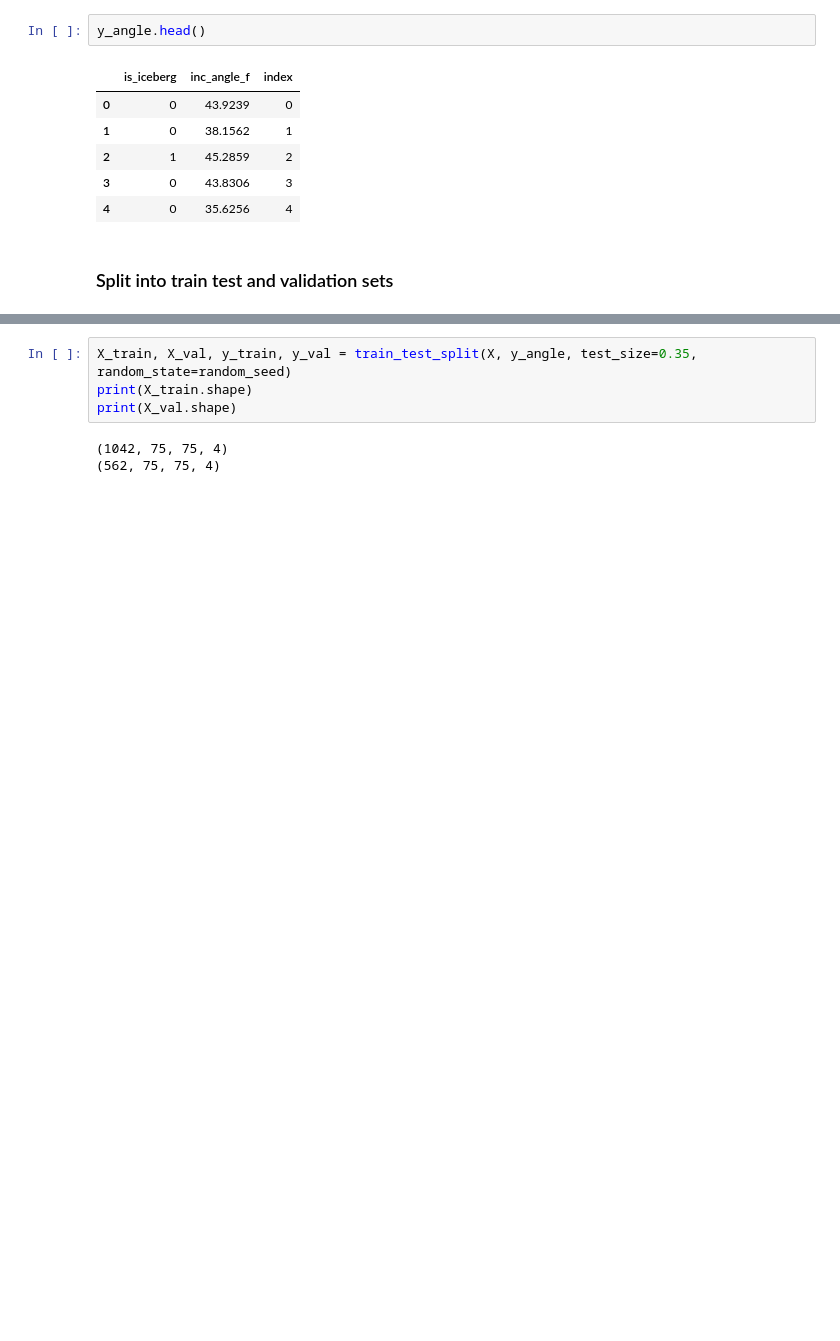
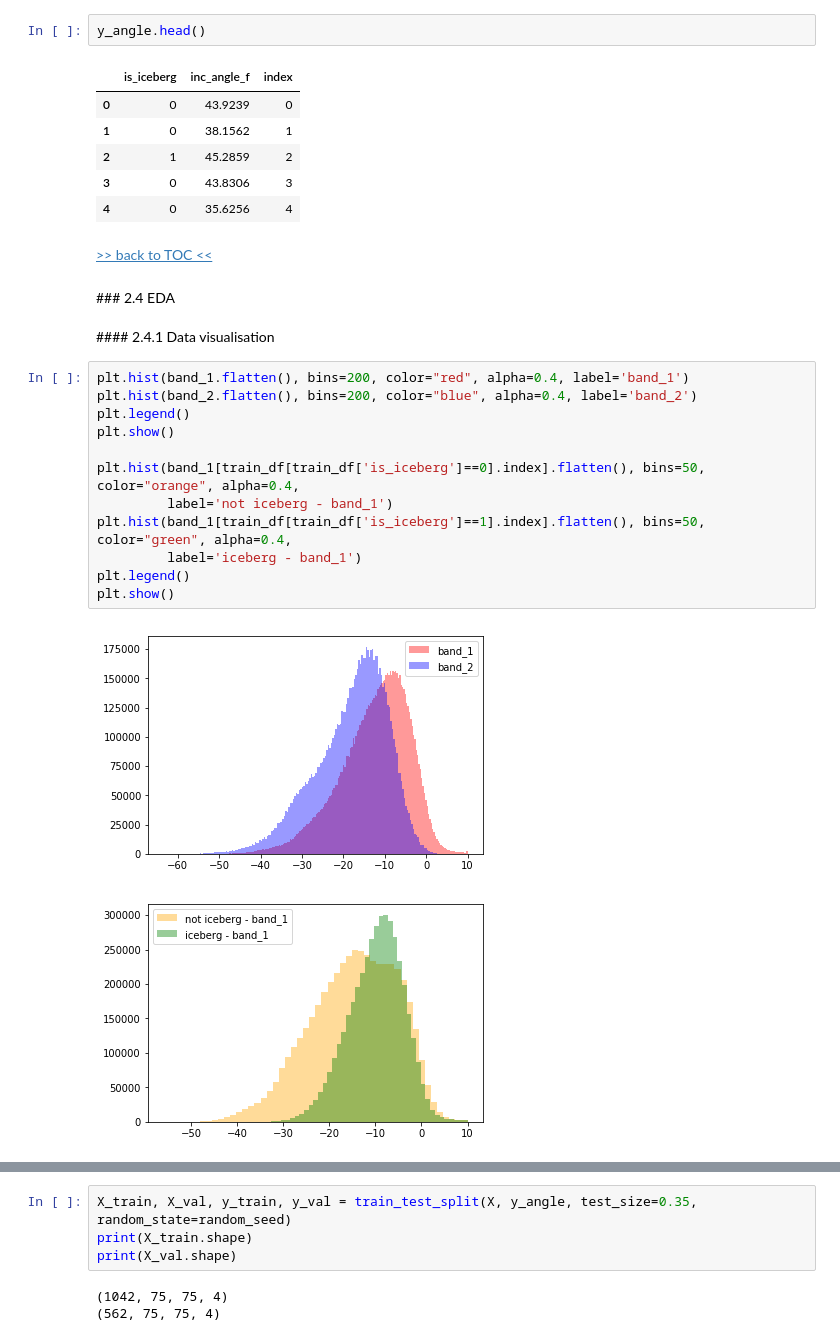
Before and after one commit to MarekKZielinski/Statoil-C-CORE-Iceberg-Classifier-Challenge, a Jupyter notebook: Iceberg-notebook-volta.ipynb, the cells around one changed output, grey strips where cells are left out. Drawn from its saved outputs; the diff is of its cells as text; blank space fills up the shorter version.

```diff
--- a/Iceberg-notebook-volta.ipynb
+++ b/Iceberg-notebook-volta.ipynb
@@ -273,5 +194,26 @@ y_angle.head()
 | 2 | 1 | 45.2859 | 2 |
 | 3 | 0 | 43.8306 | 3 |
 | 4 | 0 | 35.6256 | 4 |
-# %% [markdown]
-### Split into train test and validation sets
+# %% [markdown]
+[>> back to TOC <<](#toc)
+# %% [markdown]
+<a name="data-eda"/>
+### 2.4 EDA
+# %% [markdown]
+<a name="data-visualisation"/>
+#### 2.4.1 Data visualisation
+# %%
+plt.hist(band_1.flatten(), bins=200, color="red", alpha=0.4, label='band_1')
+plt.hist(band_2.flatten(), bins=200, color="blue", alpha=0.4, label='band_2')
+plt.legend()
+plt.show()
+
+plt.hist(band_1[train_df[train_df['is_iceberg']==0].index].flatten(), bins=50, color="orange", alpha=0.4,
+         label='not iceberg - band_1')
+plt.hist(band_1[train_df[train_df['is_iceberg']==1].index].flatten(), bins=50, color="green", alpha=0.4,
+         label='iceberg - band_1')
+plt.legend()
+plt.show()
+# %% [output]
+[figure, added]
+[figure, added]
```
Also changed, not shown: parts of 165 cells of this notebook, 3 other files.
